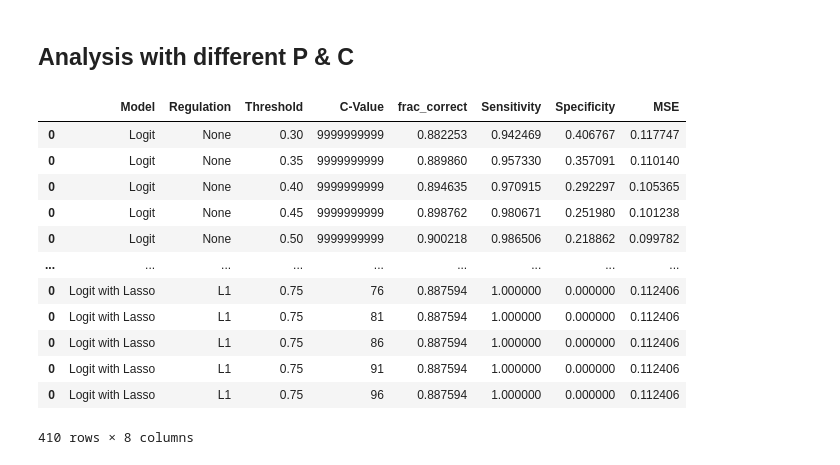
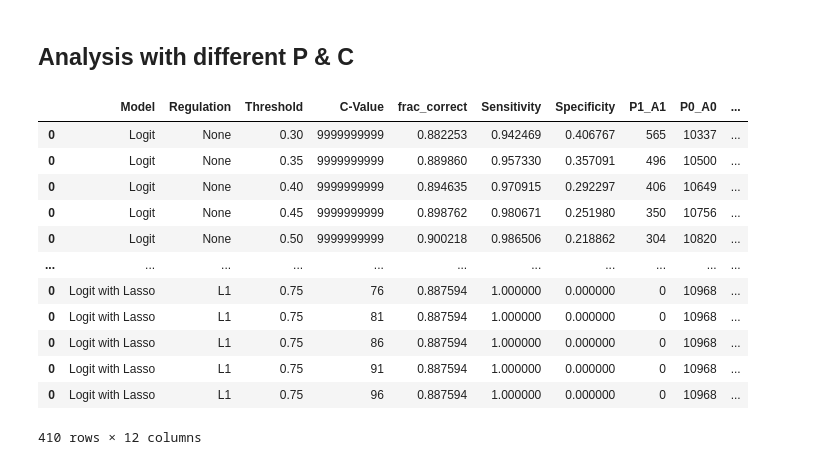
Before and after one commit to Liomat97/AQM-UCI-Machine-Learning, a Jupyter notebook: AQM Test.ipynb, the cells around one changed output. Drawn from its saved outputs; the diff is of its cells as text; code cells hidden in the pictures.

```diff
--- a/AQM Test.ipynb
+++ b/AQM Test.ipynb
@@ -643,7 +618,6 @@ for i in range(len(thresh_p_arr)):
     for x in range(len(c_val_arr)):
         model = LogisticRegression(penalty="l1", solver='saga', C=c_val_arr[x], fit_intercept=True)
         model.fit(train_x, train_y)
-        #print(model.score(test_x, test_y))
 
         n = len(test_x)
         prob = model.predict_proba(test_x)
@@ -651,19 +625,6 @@ for i in range(len(thresh_p_arr)):
         y_pred = 1*(prob[:,1] > thresh_p_arr[i])
         cm = confusion_matrix(test_y, y_pred)
         frac_correct = (cm[0,0]+cm[1,1])/n
-
-        #fig, ax = plt.subplots(figsize=(4, 4))
-        #ax.imshow(cm)
-        #ax.grid(False)
-        #ax.xaxis.set(ticks=(0, 1), ticklabels=('Predicted 0s', 'Predicted 1s'))
-        #ax.yaxis.set(ticks=(0, 1), ticklabels=('Actual 0s', 'Actual 1s'))
-        #ax.xaxis.tick_top()
-        #ax.set_ylim(1.5, -0.5)
-        #for i in range(2):
-        #    for j in range(2):
-        #        ax.text(j, i, cm[i, j], ha='center', va='center', color='red')
-        #plt.show()
-        #print("Fraction of correct predictions: ", frac_correct)
 
         mse = mean_squared_error(test_y, y_pred)
         sensitivity1 = cm[0,0]/(cm[0,0]+cm[0,1])
@@ -675,8 +636,11 @@ for i in range(len(thresh_p_arr)):
         p_value = thresh_p_arr[i]
         c_value = c_val_arr[x]
         frac_correct
-
-        temp_results.append((model, regularization, p_value, c_value, frac_correct, sensitivity1,specificity1,mse))
+        P1_A1 = cm[1,1]
+        P0_A0 = cm[0,0]
+        P1_A0 = cm[0,1]
+        P0_A1 = cm[1,0]
+        temp_results.append((model, regularization, p_value, c_value, frac_correct, sensitivity1,specificity1,P1_A1,P0_A0, P1_A0,P0_A1, mse))
         temp_results = pd.DataFrame(temp_results)
         result_logit_lasso = result_logit_lasso.append(temp_results)
 # %%
@@ -700,22 +664,22 @@ result_logit_lasso
 # %%
 main_results = pd.DataFrame()
 main_results = main_results.append(result_logit1)
 main_results = main_results.append(result_logit_ridge)
 main_results = main_results.append(result_logit_lasso)
-main_results.rename(columns= {0 : 'Model', 1 : 'Regulation', 2 : 'Threshold', 3: 'C-Value', 4 : 'frac_correct', 5 : 'Sensitivity', 6 : 'Specificity', 7 : 'MSE' }, inplace = True)
+main_results.rename(columns= {0:'Model', 1:'Regulation', 2:'Threshold', 3:'C-Value', 4:'frac_correct', 5:'Sensitivity', 6:'Specificity', 7:'P1_A1', 8:'P0_A0', 9:'P1_A0', 10:'P0_A1', 11:'MSE' }, inplace = True)
 main_results.to_excel('Main_results.xlsx')
 main_results
 # %% [output]
-|  | Model | Regulation | Threshold | C-Value | frac_correct | Sensitivity | Specificity | MSE |
-| 0 | Logit | None | 0.30 | 9999999999 | 0.882253 | 0.942469 | 0.406767 | 0.117747 |
-| 0 | Logit | None | 0.35 | 9999999999 | 0.889860 | 0.957330 | 0.357091 | 0.110140 |
-| 0 | Logit | None | 0.40 | 9999999999 | 0.894635 | 0.970915 | 0.292297 | 0.105365 |
-| 0 | Logit | None | 0.45 | 9999999999 | 0.898762 | 0.980671 | 0.251980 | 0.101238 |
-| 0 | Logit | None | 0.50 | 9999999999 | 0.900218 | 0.986506 | 0.218862 | 0.099782 |
-| ... | ... | ... | ... | ... | ... | ... | ... | ... |
-| 0 | Logit with Lasso | L1 | 0.75 | 76 | 0.887594 | 1.000000 | 0.000000 | 0.112406 |
-| 0 | Logit with Lasso | L1 | 0.75 | 81 | 0.887594 | 1.000000 | 0.000000 | 0.112406 |
-| 0 | Logit with Lasso | L1 | 0.75 | 86 | 0.887594 | 1.000000 | 0.000000 | 0.112406 |
-| 0 | Logit with Lasso | L1 | 0.75 | 91 | 0.887594 | 1.000000 | 0.000000 | 0.112406 |
-| 0 | Logit with Lasso | L1 | 0.75 | 96 | 0.887594 | 1.000000 | 0.000000 | 0.112406 |
+|  | Model | Regulation | Threshold | C-Value | frac_correct | Sensitivity | Specificity | P1_A1 | P0_A0 | ... |
+| 0 | Logit | None | 0.30 | 9999999999 | 0.882253 | 0.942469 | 0.406767 | 565 | 10337 | ... |
+| 0 | Logit | None | 0.35 | 9999999999 | 0.889860 | 0.957330 | 0.357091 | 496 | 10500 | ... |
+| 0 | Logit | None | 0.40 | 9999999999 | 0.894635 | 0.970915 | 0.292297 | 406 | 10649 | ... |
+| 0 | Logit | None | 0.45 | 9999999999 | 0.898762 | 0.980671 | 0.251980 | 350 | 10756 | ... |
+| 0 | Logit | None | 0.50 | 9999999999 | 0.900218 | 0.986506 | 0.218862 | 304 | 10820 | ... |
+| ... | ... | ... | ... | ... | ... | ... | ... | ... | ... | ... |
+| 0 | Logit with Lasso | L1 | 0.75 | 76 | 0.887594 | 1.000000 | 0.000000 | 0 | 10968 | ... |
+| 0 | Logit with Lasso | L1 | 0.75 | 81 | 0.887594 | 1.000000 | 0.000000 | 0 | 10968 | ... |
+| 0 | Logit with Lasso | L1 | 0.75 | 86 | 0.887594 | 1.000000 | 0.000000 | 0 | 10968 | ... |
+| 0 | Logit with Lasso | L1 | 0.75 | 91 | 0.887594 | 1.000000 | 0.000000 | 0 | 10968 | ... |
+| 0 | Logit with Lasso | L1 | 0.75 | 96 | 0.887594 | 1.000000 | 0.000000 | 0 | 10968 | ... |
-410 rows × 8 columns
+410 rows × 12 columns
```
Also changed, not shown: parts of 11 cells of this notebook, 2 other files.
